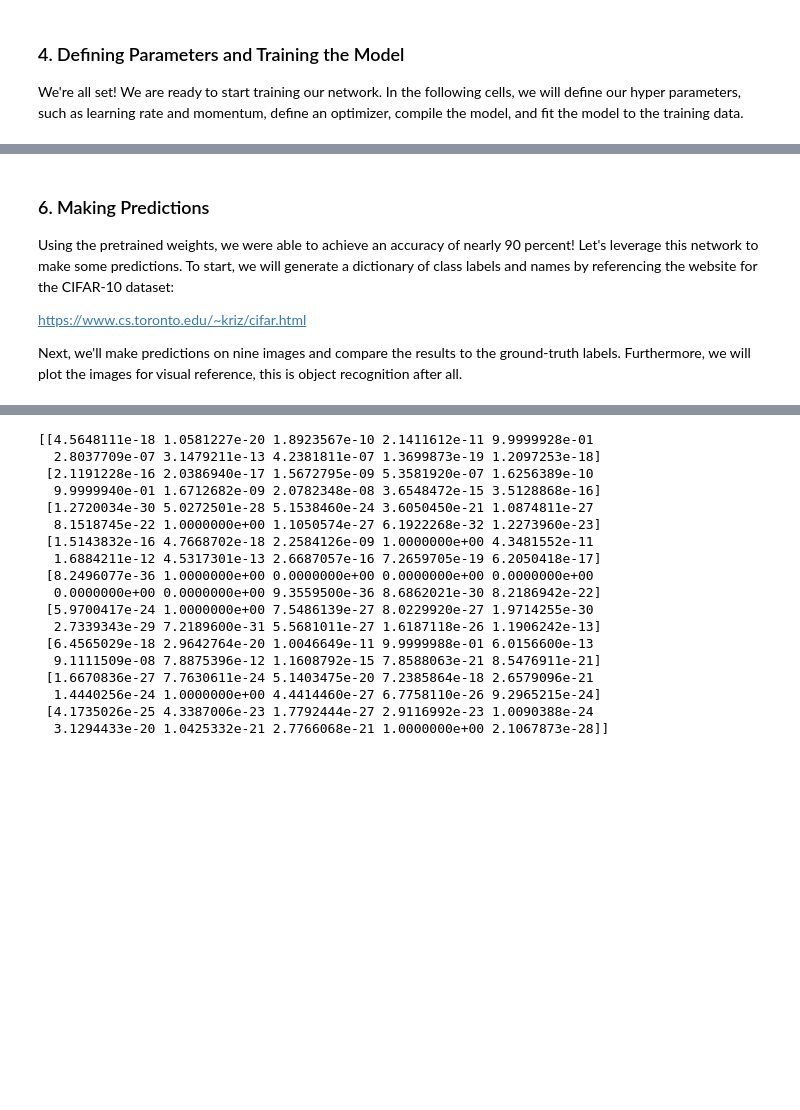
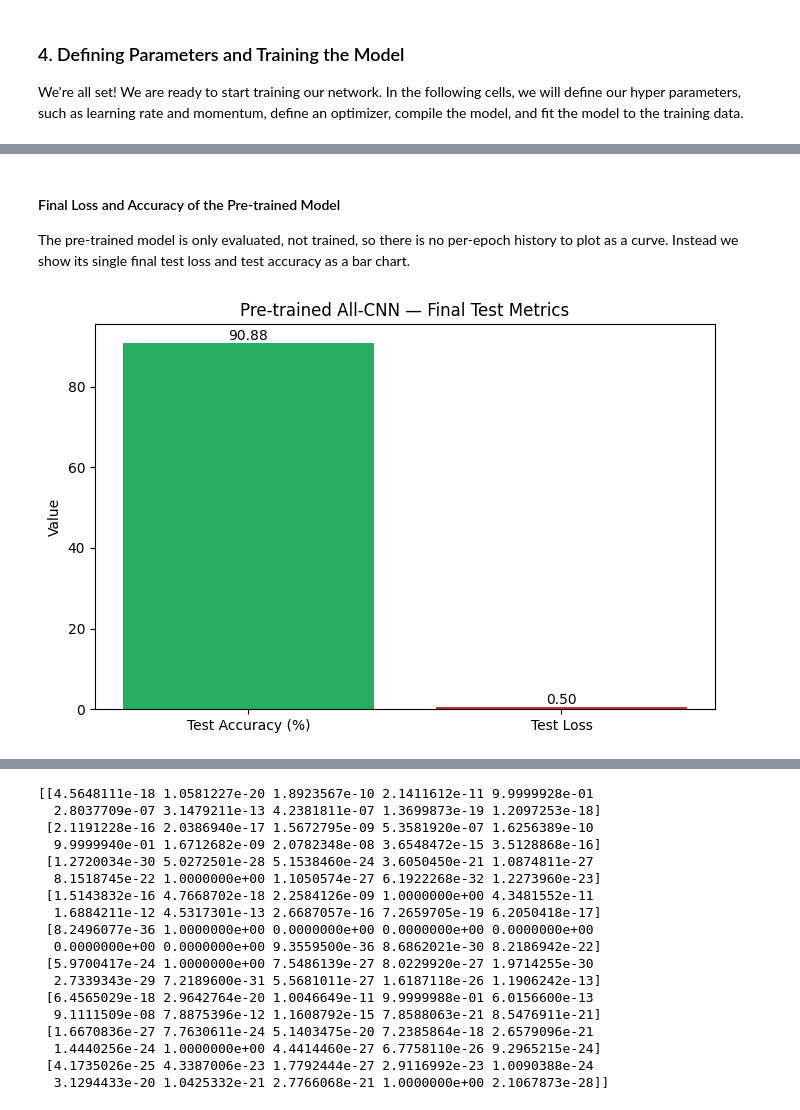
Before and after one commit to aniketlahaofficial/all-cnn-cifar10-object-recognition, a Jupyter notebook: Object Recognition .ipynb, the cells around one changed output, grey strips where cells are left out. Saved outputs shown, nothing was run; the diff lists cells and outputs as text; code cells hidden in the pictures; blank space fills up the shorter version.

```diff
--- a/Object Recognition .ipynb
+++ b/Object Recognition .ipynb
@@ -284,8 +365,20 @@ Accuracy: 90.88%
 # %% [markdown]
-### 6. Making Predictions
+#### Final Loss and Accuracy of the Pre-trained Model
 
-Using the pretrained weights, we were able to achieve an accuracy of nearly 90 percent! Let's leverage this network to make some predictions. To start, we will generate a dictionary of class labels and names by referencing the website for the CIFAR-10 dataset:
-
-https://www.cs.toronto.edu/~kriz/cifar.html
-
-Next, we'll make predictions on nine images and compare the results to the ground-truth labels.  Furthermore, we will plot the images for visual reference, this is object recognition after all.
+The pre-trained model is only evaluated, not trained, so there is no per-epoch history to plot as a
+curve. Instead we show its single final test loss and test accuracy as a bar chart.
+# %%
+import matplotlib.pyplot as plt
+
+plt.figure(figsize=(8, 5))
+bars = plt.bar(['Test Accuracy (%)', 'Test Loss'],
+               [pre_acc * 100, pre_loss],
+               color=['#27ae60', '#c0392b'])
+plt.title('Pre-trained All-CNN — Final Test Metrics')
+plt.ylabel('Value')
+for bar, val in zip(bars, [pre_acc * 100, pre_loss]):
+    plt.text(bar.get_x() + bar.get_width()/2, bar.get_height(),
+             f'{val:.2f}', ha='center', va='bottom')
+plt.show()
+# %% [output]
+[figure, added]
```
Also changed, not shown: parts of 23 cells of this notebook.
